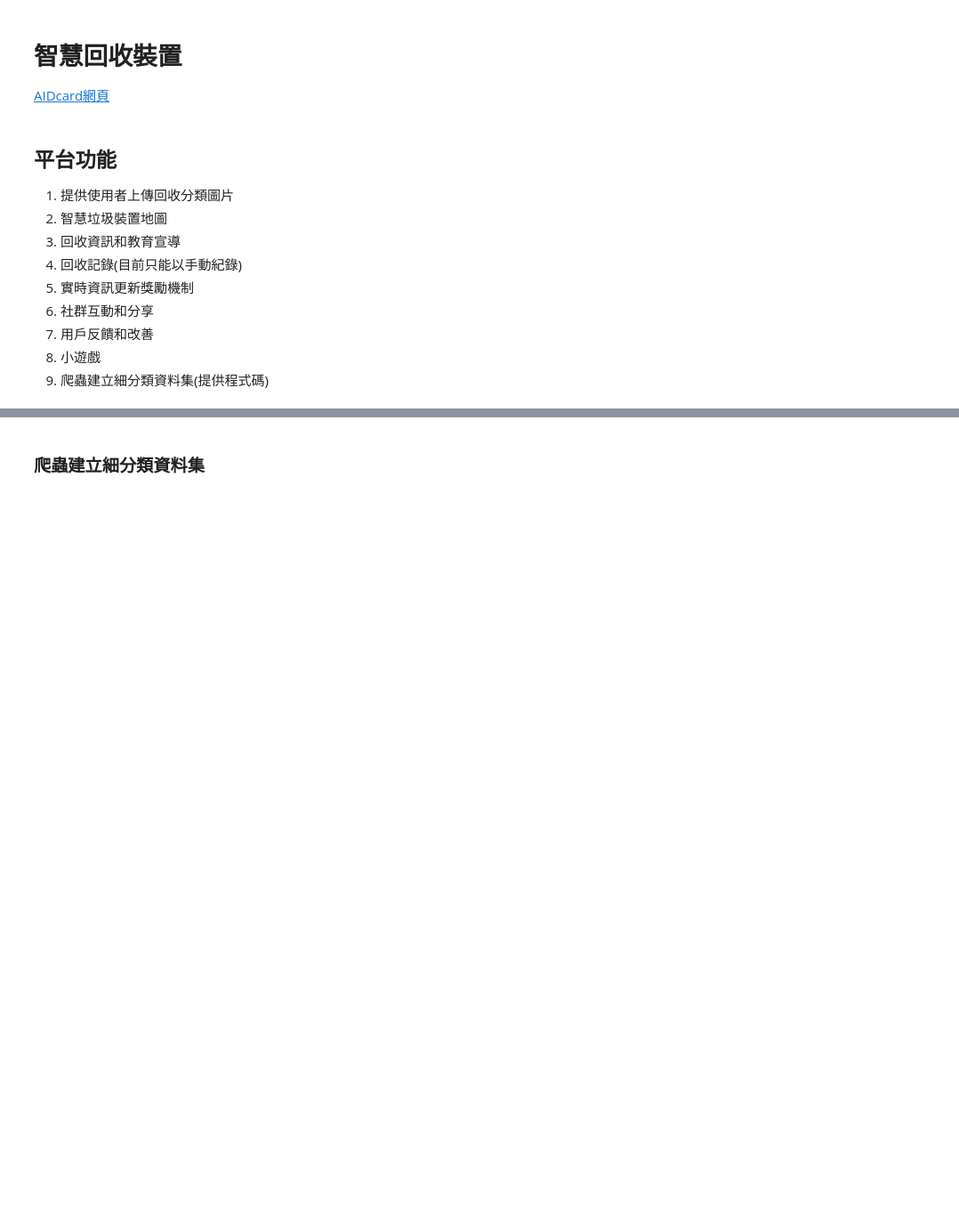
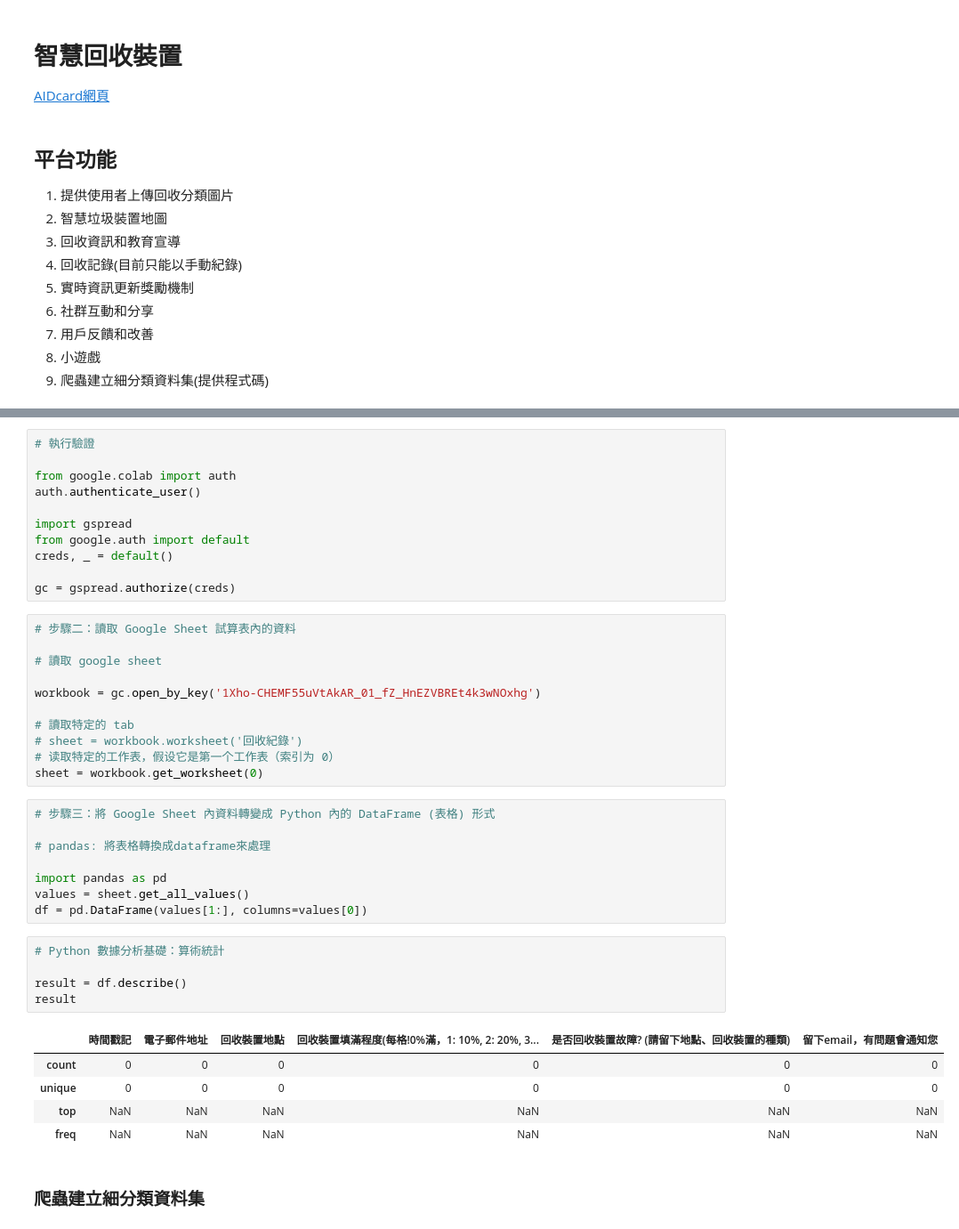
Before and after one commit to ylin08051005/AIDcard.github.io, a Jupyter notebook: AIDcard.ipynb, the cells around one changed output, grey strips where cells are left out. Shown: that part at 89% size. Saved outputs shown, nothing was run; the diff lists cells and outputs as text; blank space fills up the shorter version.

```diff
--- a/AIDcard.ipynb
+++ b/AIDcard.ipynb
@@ -93,3 +106,44 @@ https://drive.google.com/drive/folders/1ddIq1rjWLzNe3BTafZjxqnx3jMDucKUf?usp=sha
+# %%
+# 執行驗證
+
+from google.colab import auth
+auth.authenticate_user()
+
+import gspread
+from google.auth import default
+creds, _ = default()
+
+gc = gspread.authorize(creds)
+# %%
+# 步驟二：讀取 Google Sheet 試算表內的資料
+
+# 讀取 google sheet
+
+workbook = gc.open_by_key('1Xho-CHEMF55uVtAkAR_01_fZ_HnEZVBREt4k3wNOxhg')
+
+# 讀取特定的 tab
+# sheet = workbook.worksheet('回收紀錄')
+# 读取特定的工作表，假设它是第一个工作表（索引为 0）
+sheet = workbook.get_worksheet(0)
+# %%
+# 步驟三：將 Google Sheet 內資料轉變成 Python 內的 DataFrame (表格) 形式
+
+# pandas: 將表格轉換成dataframe來處理
+
+import pandas as pd
+values = sheet.get_all_values()
+df = pd.DataFrame(values[1:], columns=values[0])
+# %%
+# Python 數據分析基礎：算術統計
+
+result = df.describe()
+result
+# %% [output]
+|  | 時間戳記 | 電子郵件地址 | 回收裝置地點 | 回收裝置填滿程度(每格!0%滿，1: 10%, 2: 20%, 3... | 是否回收裝置故障? (請留下地點、回收裝置的種類) | 留下email，有問題會通知您 |
+| count | 0 | 0 | 0 | 0 | 0 | 0 |
+| unique | 0 | 0 | 0 | 0 | 0 | 0 |
+| top | NaN | NaN | NaN | NaN | NaN | NaN |
+| freq | NaN | NaN | NaN | NaN | NaN | NaN |
 # %% [markdown]
 ### 爬蟲建立細分類資料集
 # %%
```
Also changed, not shown: parts of 5 cells of this notebook.
